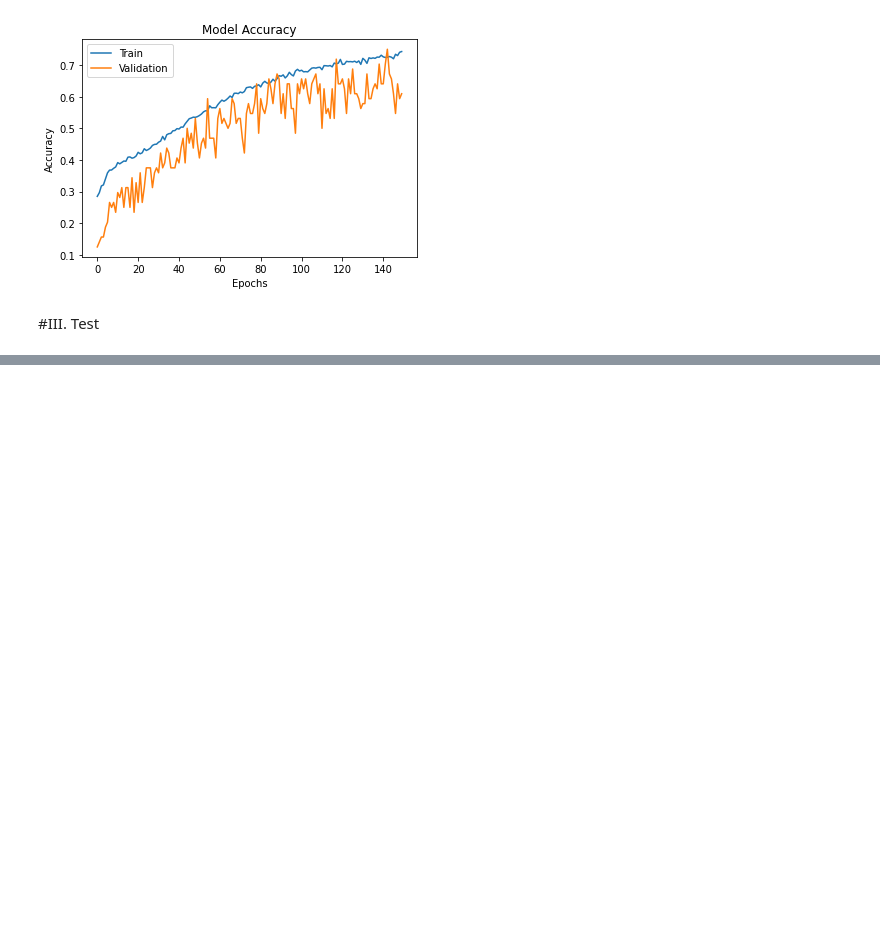
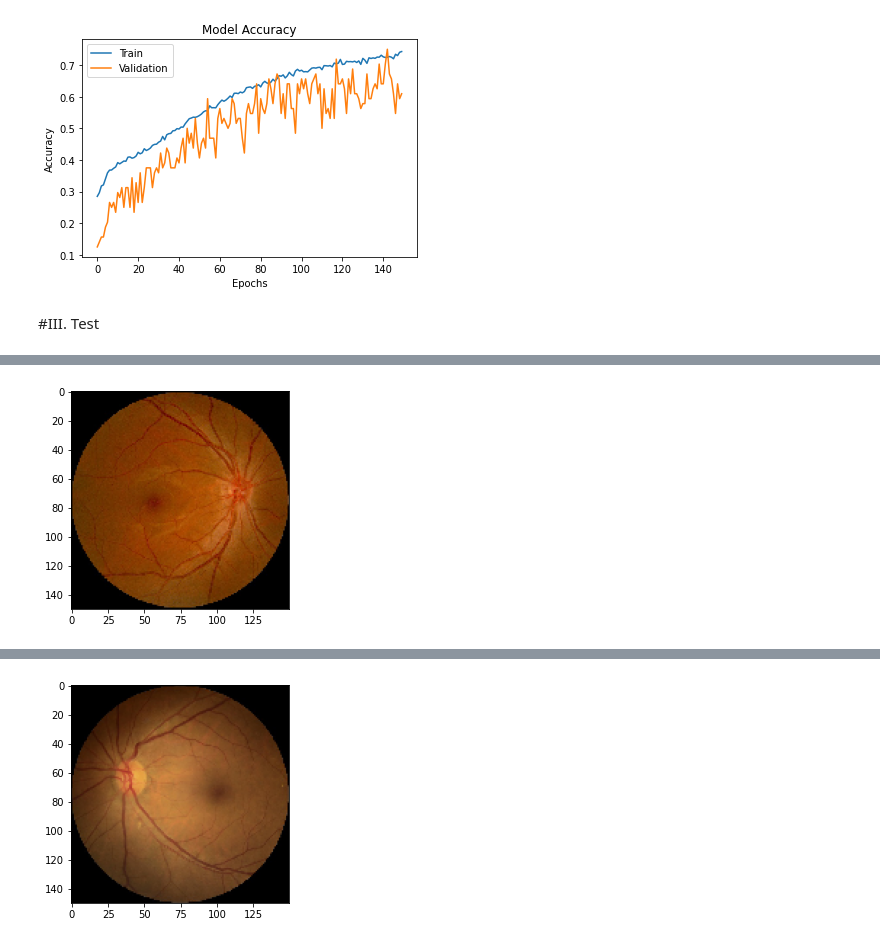
Before and after one commit to VuMaiTuan/20144483-VuMaiTuan, a Jupyter notebook: Project_AI__Topic_4_Based_on_iris_image_to_ocular_disease_recognition.ipynb, the cells around one changed output, grey strips where cells are left out. Saved outputs shown, nothing was run; the diff lists cells and outputs as text; code cells hidden in the pictures; blank space fills up the shorter version.

Commit message:
Được tạo bằng Colaboratory

```diff
--- a/Project_AI__Topic_4_Based_on_iris_image_to_ocular_disease_recognition.ipynb
+++ b/Project_AI__Topic_4_Based_on_iris_image_to_ocular_disease_recognition.ipynb
@@ -339,0 +291,31 @@ Bình thường (Normal): Không có bệnh lý nào phát hiện qua mắt
+# %%
+# 1. Mắt Bình thường - Normal (N)
+test="/content/drive/MyDrive/Colab Notebooks/Project/Test/Normal"
+
+for i in os.listdir(test):
+  img=load_img(test+'/'+i,target_size=(150,150))
+  plt.imshow(img)
+  img=img_to_array(img)
+  img=img.astype('float32')
+  img=img/255
+  img=np.expand_dims(img,axis=0)
+  result=model_CNN.predict(img)
+  if round(result[0][0])==1:
+    prediction='Thoái hóa điểm vàng liên quan đến tuổi tác (Age related Macular Degeneration)'
+  if round(result[0][1])==1:
+    prediction='Đục thủy tinh thể (Cataract)'
+  if round(result[0][2])==1:
+    prediction='Tiểu Đường (Diabetes)'
+  if round(result[0][3])==1:
+    prediction='Tăng nhãn áp (Glaucom) '
+  if round(result[0][4])==1:
+    prediction='Tăng huyết áp (Hypertension)'
+  if round(result[0][5])==1:
+    prediction='Bình thường (Normal)'
+  if round(result[0][6])==1:
+    prediction='Các bệnh bất thường khác (Other diseases/abnormalities) '
+  if round(result[0][7])==1:
+    prediction='Cận thị thoái hóa (Pathological Myopia)'
+  print(prediction)
+  plt.show()
+# %% [output]
@@ -339,0 +324 @@ Bình thường (Normal): Không có bệnh lý nào phát hiện qua mắt
+[figure, added]
@@ -339,0 +327 @@ Bình thường (Normal): Không có bệnh lý nào phát hiện qua mắt
+[figure, added]
```
Also changed, not shown: parts of 9 cells of this notebook.
